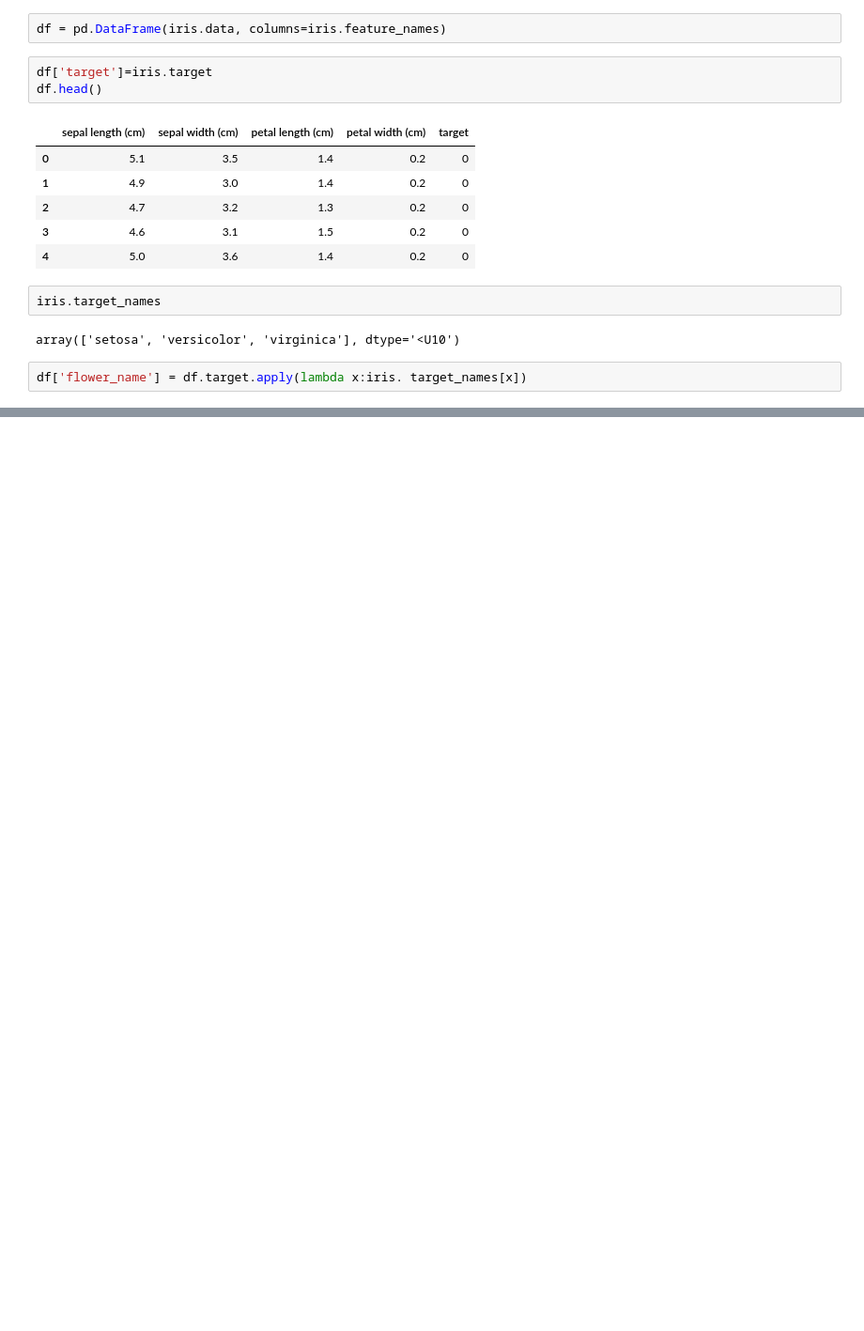
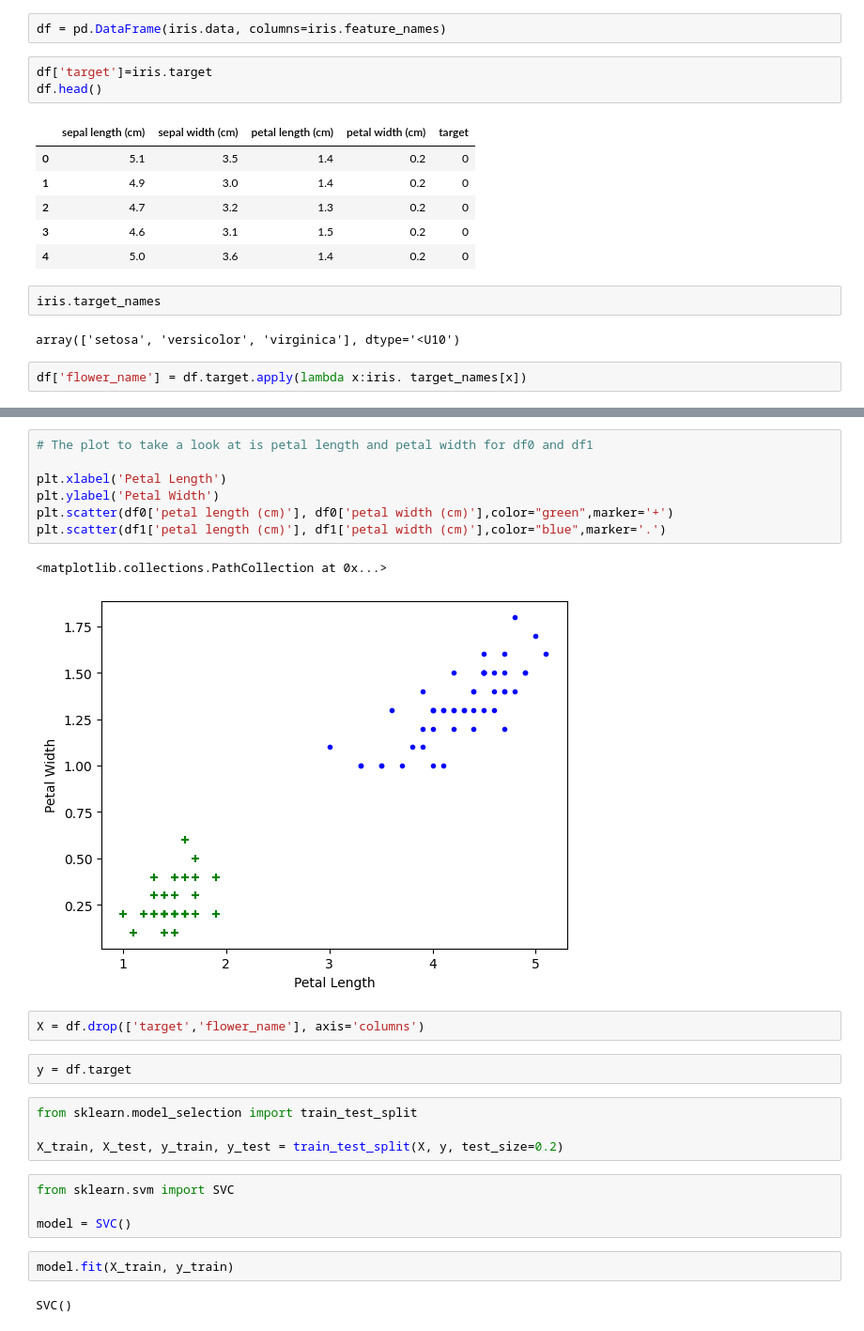
Before and after one commit to Suprim-Karki/ai-ml-portfolio, a Jupyter notebook: machine-learning/scikit-learn/svm.ipynb, the cells around one changed output, grey strips where cells are left out. Shown at 94% size. Cells and saved outputs as stored; diff of their text form; blank space fills up the shorter version.

```diff
--- a/machine-learning/scikit-learn/svm.ipynb
+++ b/machine-learning/scikit-learn/svm.ipynb
@@ -41,0 +58,26 @@ df['flower_name'] = df.target.apply(lambda x:iris. target_names[x])
+# %%
+# The plot to take a look at is petal length and petal width for df0 and df1
+
+plt.xlabel('Petal Length')
+plt.ylabel('Petal Width')
+plt.scatter(df0['petal length (cm)'], df0['petal width (cm)'],color="green",marker='+')
+plt.scatter(df1['petal length (cm)'], df1['petal width (cm)'],color="blue",marker='.')
+# %% [output]
+<matplotlib.collections.PathCollection at 0x...>
+[figure, added]
+# %%
+X = df.drop(['target','flower_name'], axis='columns')
+# %%
+y = df.target
+# %%
+from sklearn.model_selection import train_test_split
+
+X_train, X_test, y_train, y_test = train_test_split(X, y, test_size=0.2)
+# %%
+from sklearn.svm import SVC
+
+model = SVC()
+# %%
+model.fit(X_train, y_train)
+# %% [output]
+SVC()
```
Also changed, not shown: parts of 3 cells of this notebook.
